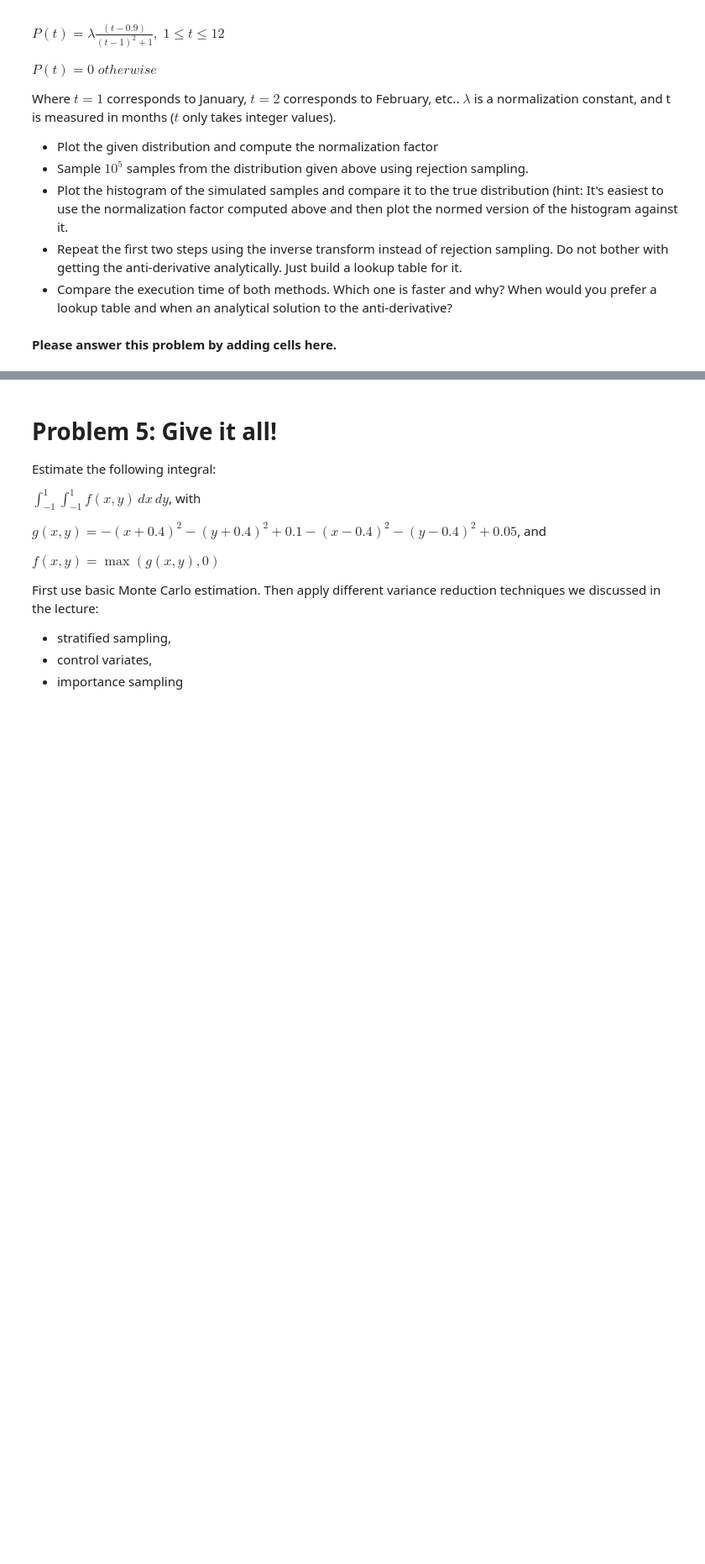
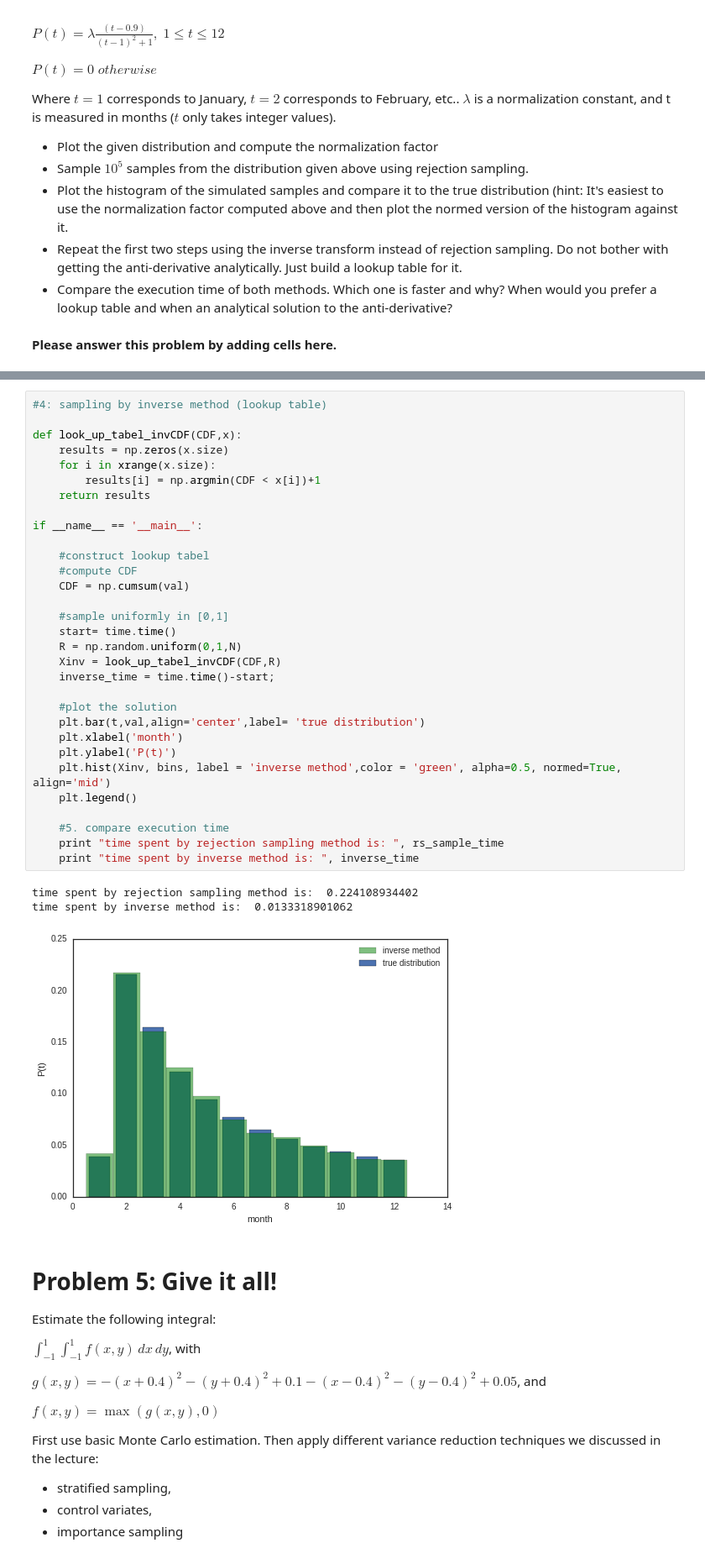
Before and after one commit to kevinchen1000/2016, a Jupyter notebook: Homework/AM207_yufengkevinchen_HW1.ipynb, the cells around one changed output, grey strips where cells are left out. Shown at 84% size. Cells and saved outputs as stored; diff of their text form; blank space fills up the shorter version.

```diff
--- a/Homework/AM207_yufengkevinchen_HW1.ipynb
+++ b/Homework/AM207_yufengkevinchen_HW1.ipynb
@@ -252,3 +442,38 @@ Where $t=1$ corresponds to January, $t=2$ corresponds to February, etc.. $\lambd
+# %%
+#4: sampling by inverse method (lookup table)
+
+def look_up_tabel_invCDF(CDF,x):
+    results = np.zeros(x.size)
+    for i in xrange(x.size):
+        results[i] = np.argmin(CDF < x[i])+1
+    return results
+
+if __name__ == '__main__':
+
+    #construct lookup tabel
+    #compute CDF
+    CDF = np.cumsum(val)
+
+    #sample uniformly in [0,1]
+    start= time.time()
+    R = np.random.uniform(0,1,N)
+    Xinv = look_up_tabel_invCDF(CDF,R)
+    inverse_time = time.time()-start;
+
+    #plot the solution
+    plt.bar(t,val,align='center',label= 'true distribution')
+    plt.xlabel('month')
+    plt.ylabel('P(t)')
+    plt.hist(Xinv, bins, label = 'inverse method',color = 'green', alpha=0.5, normed=True, align='mid')
+    plt.legend()
+
+    #5. compare execution time
+    print "time spent by rejection sampling method is: ", rs_sample_time
+    print "time spent by inverse method is: ", inverse_time
+# %% [output]
+time spent by rejection sampling method is:  0.224108934402
+time spent by inverse method is:  0.0133318901062
+[figure, added]
 # %% [markdown]
 # Problem 5: Give it all!
 
```
Also changed, not shown: parts of 8 cells of this notebook.
